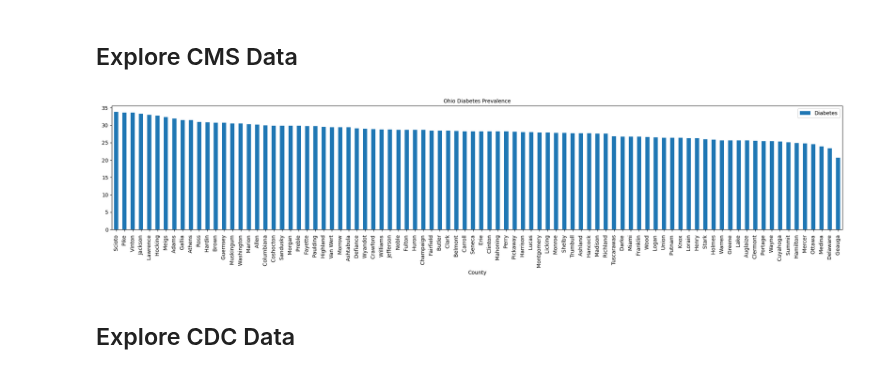
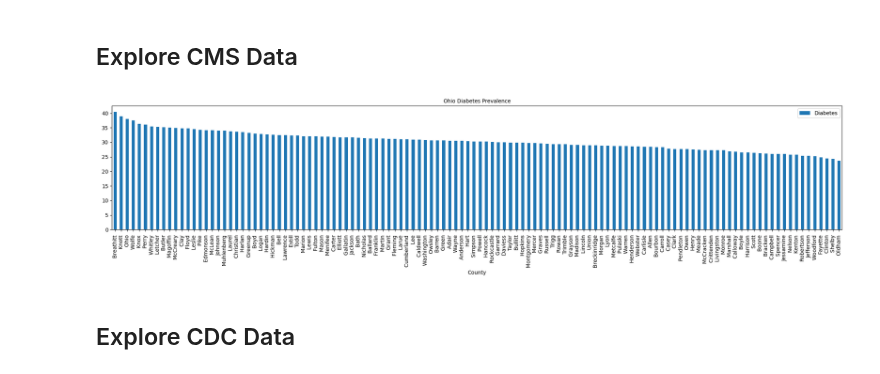
Before and after one commit to SocialHealthAI/SDOH-Models, a Jupyter notebook: CMS_Diabetes.ipynb, the cells around one changed output. Drawn from its saved outputs; the diff is of its cells as text; code cells hidden in the pictures.

```diff
--- a/CMS_Diabetes.ipynb
+++ b/CMS_Diabetes.ipynb
@@ -50,18 +50,18 @@ dfCMSChronicPrevalence
 # %%
 %matplotlib ipympl
 import matplotlib.pyplot as plt
 import numpy as np
-dfDisplay = dfCMSChronicPrevalence[dfCMSChronicPrevalence.State == 'Ohio ']
+dfDisplay = dfCMSChronicPrevalence[dfCMSChronicPrevalence.State == 'Kentucky ']
 #dfDisplay = dfDisplay[dfDisplay.County != '']
 #dfDisplay
 #dfDisplay['Diabetes'] = dfDisplay['Diabetes'].apply(pd.to_numeric, errors= 'ignore')
 dfDisplay= dfDisplay.sort_values('Diabetes',ascending=False)
 dfDisplay.plot(x="County", y="Diabetes", kind="bar", figsize=(20,5))
 plt.title("Ohio Diabetes Prevalence", fontsize=10)
 plt.tight_layout()
 plt.show()
 # %% [output]
-[figure, old version]
+[figure, new version]
 # %% [markdown]
 ## Explore CDC Data
 # %% [markdown]
```
Also changed, not shown: parts of 1 cell of this notebook.
